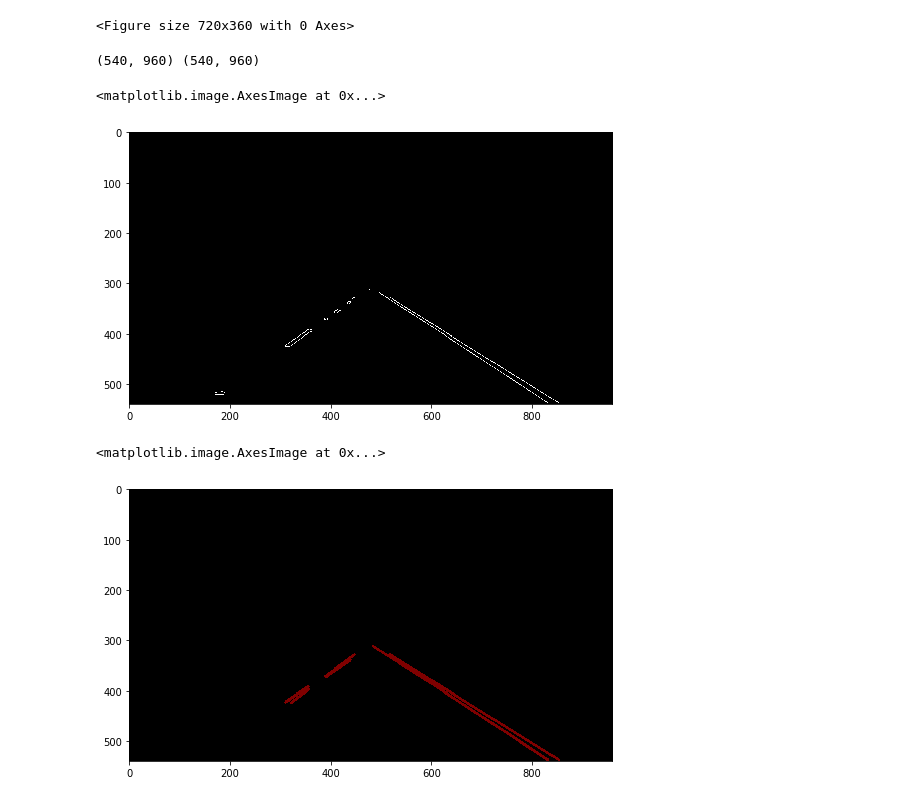
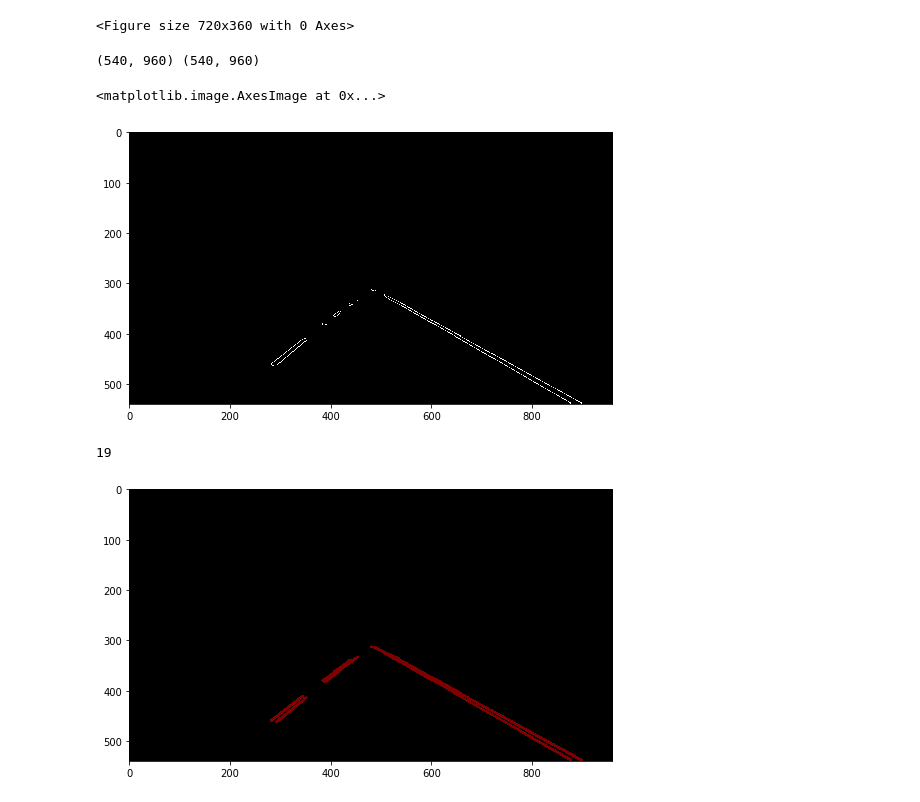
Before and after one commit to alias-3/Lane_Detector, a Jupyter notebook: Lane_Detector.ipynb, the cells around one changed output. Drawn from its saved outputs; the diff is of its cells as text; code cells hidden in the pictures.

```diff
--- a/Lane_Detector.ipynb
+++ b/Lane_Detector.ipynb
@@ -7,5 +9,5 @@ import matplotlib.image as  mpimg
 # %%
-img1 = cv2.imread('images/road2.jpg')
+img1 = cv2.imread('images/road1.jpg')
 img1 = cv2.cvtColor(img1,cv2.COLOR_BGR2RGB)
 plt.figure(figsize=(10,5))
 plt.imshow(img1)
@@ -62,15 +64,16 @@ plt.imshow(masked,cmap='gray')
 # %% [output]
 (540, 960) (540, 960)
 <matplotlib.image.AxesImage at 0x...>
-[figure, old version]
+[figure, new version]
 # %%
 lane = np.zeros(img1.shape,dtype=np.int8)
-lines = cv2.HoughLinesP(masked,1,np.pi/180,10,0,30,20)
+lines = cv2.HoughLinesP(masked,1,np.pi/180,10,0,20,20)
 for line in lines:
     for x1,y1,x2,y2 in line:
         cv2.line(lane,(x1,y1),(x2,y2),(255,0,0),3)
 plt.figure(figsize=(10,5))
 plt.imshow(lane,cmap='gray')
+print(len(lines))
 # %% [output]
-<matplotlib.image.AxesImage at 0x...>
+19
-[figure, old version]
+[figure, new version]
```
Also changed, not shown: parts of 13 cells of this notebook, 1 other file.
